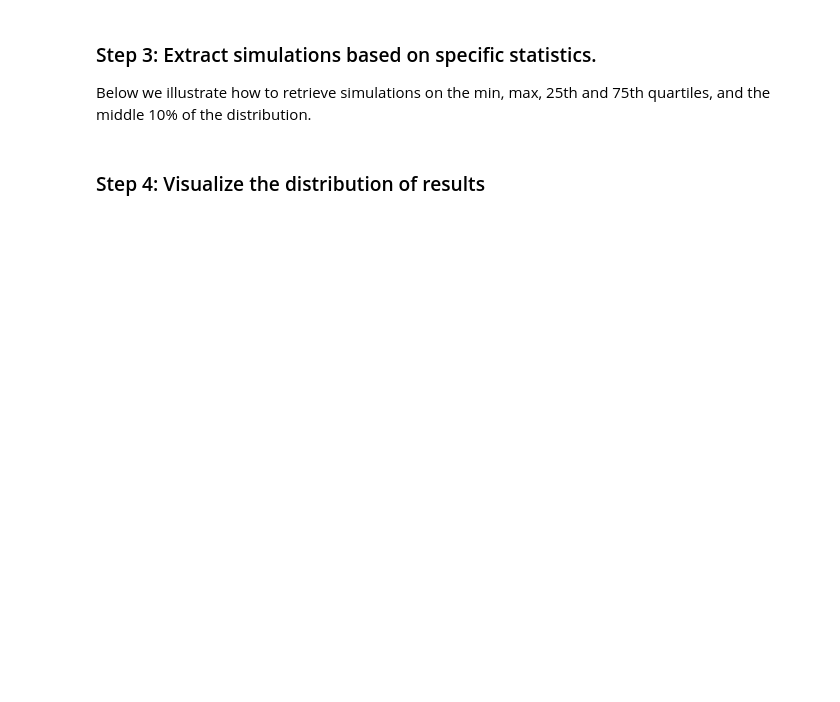
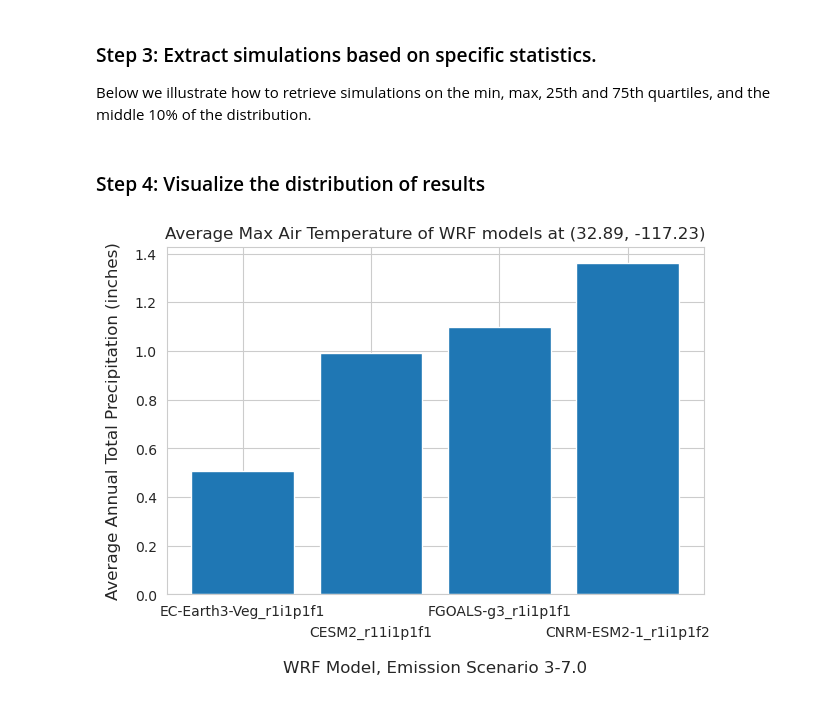
Before and after one commit to cal-adapt/cae-notebooks, a Jupyter notebook: work_in_progress/agnostic_tools.ipynb, the cells around one changed output. Saved outputs shown, nothing was run; the diff lists cells and outputs as text; code cells hidden in the pictures; blank space fills up the shorter version.

```diff
--- a/work_in_progress/agnostic_tools.ipynb
+++ b/work_in_progress/agnostic_tools.ipynb
@@ -79,7 +80,10 @@ months = [4, 5, 7]
 years = (2030, 2059)
 
 # Change this metric to one of the above that you'd like
-metric = "Average Max Air Temperature"
+metric = "Average Annual Total Precipitation"
+
+# Change this method to describe if you'd like to examine LOCA or WRF simulations
+method = 'WRF'
 # %% [markdown]
 ### Step 2: Run analyses
 # %% [markdown]
@@ -87,3 +91,3 @@ With the below function, we can look at the distribution of LOCA simulations for
 # %%
 %%time
-single_stats_gridcell, multiple_stats_gridcell, results_gridcell = get_lat_lon_loca(37.8012, -122.2583, metric, years, months)
+single_stats_gridcell, multiple_stats_gridcell, results_gridcell = agg_lat_lon_sims(32.8812, -117.2344, metric, years, method, months)
@@ -92,6 +101,6 @@ With this below function, we can look at the distribution of LOCA simulations ac
 # %%
 %%time
-single_stats_area, multiple_stats_area, results_area = get_area_subset_loca("CA Electric Load Serving Entities (IOU & POU)", 'Southern California Edison', metric, years, months)
+single_stats_area, multiple_stats_area, results_area = agg_area_subset_sims("CA Electric Load Serving Entities (IOU & POU)", 'Southern California Edison', metric, years, method, months)
 # %% [markdown]
 ### Step 3: Extract simulations based on specific statistics.
 Below we illustrate how to retrieve simulations on the min, max, 25th and 75th quartiles, and the middle 10% of the distribution.
@@ -124,0 +128,8 @@ plot_sims(results_area, metric, years, single_stats_area)
+# %%
+# Plotting distribution of simulations based on if your method was 'WRF' or 'LOCA'.
+if method == 'WRF':
+    plot_WRF(results_gridcell, metric)
+elif method == 'LOCA':
+    plot_sims(results_area, metric, years, single_stats_area)
+# %% [output]
+[figure, added]
```
Also changed, not shown: parts of 10 cells of this notebook.
